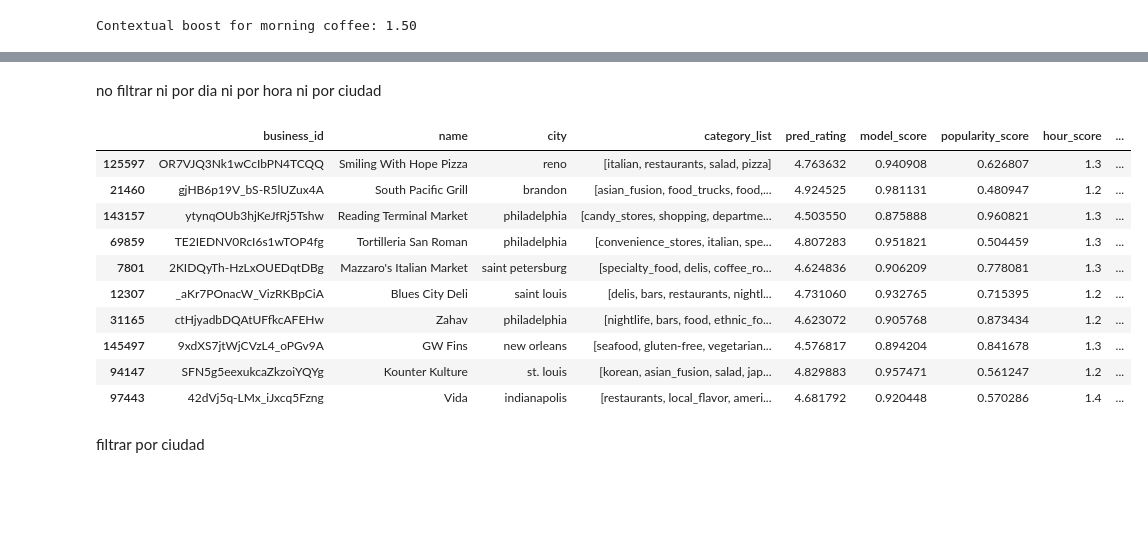
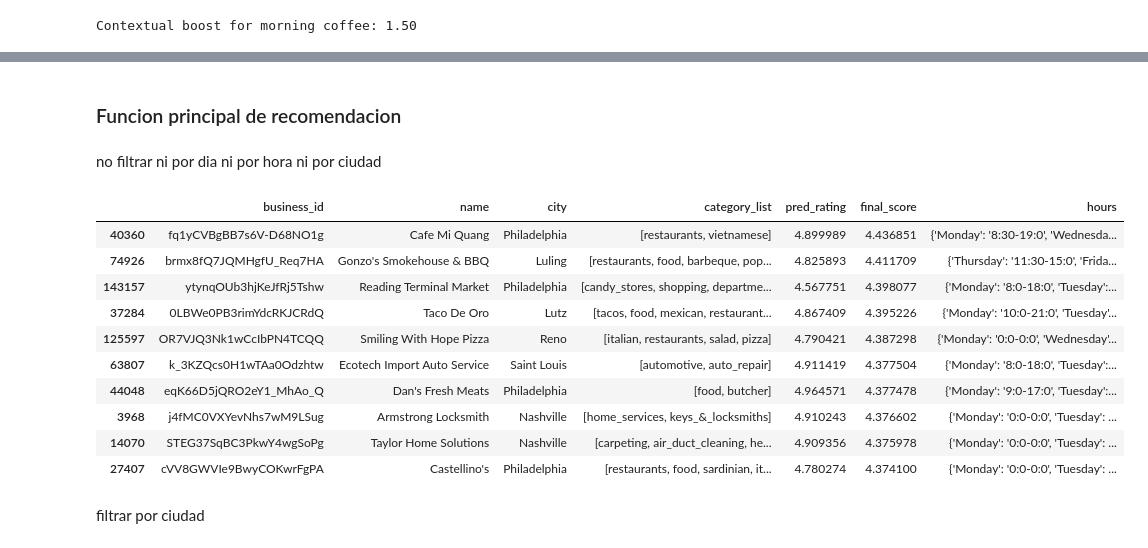
Before and after one commit to ErichGiusseppe/A-Recommender-System-for-Yelp-Reviews, a Jupyter notebook: notebooks/03_contexto.ipynb, the cells around one changed output, grey strips where cells are left out. Saved outputs shown, nothing was run; the diff lists cells and outputs as text; code cells hidden in the pictures; blank space fills up the shorter version.

Commit message:
context update

```diff
--- a/notebooks/03_contexto.ipynb
+++ b/notebooks/03_contexto.ipynb
@@ -146,21 +582,0 @@ model = joblib.load(MODEL_DIR / 'svdpp_model.joblib')
-# %%
-# Convertir categorías a lista limpia
-df_businesses["category_list"] = (
-    df_businesses["categories"]
-    .fillna("")
-    # Convertir la cadena de categorías en una lista, manejando casos nulos o vacíos
-    .apply(lambda x: x.split(",") if isinstance(x, str) else [])
-    # Normalizar categorías: eliminar espacios, convertir a minúsculas y reemplazar espacios por guiones bajos
-    .apply(lambda categories: [category.strip().lower().replace(' ', '_') for category in categories])
-)
-
-# asignar sin_categoría a negocios sin categorías
-df_businesses["category_list"] = df_businesses["category_list"].apply(lambda cats: cats if cats != [''] else ['sin_categoría'])
-
-# eliminar negocios sin categorías
-filter_sin_categoria = df_businesses["category_list"].apply(lambda cats: cats == ['sin_categoría'])
-print(f"Negocios sin categoría: {filter_sin_categoria.sum()} ({filter_sin_categoria.mean() * 100:.2f}%)")
-df_businesses = df_businesses[~filter_sin_categoria].copy()
-
-unique_categories = set(df_businesses["category_list"].explode().unique())
-print(f"Unique categories: {len(unique_categories)}")
@@ -170,2 +582,0 @@ Unique categories: 1311
-# %%
-df_businesses["city"] = df_businesses["city"].fillna("unknown").str.strip().str.lower()
@@ -174,7 +582,0 @@ df_businesses["city"] = df_businesses["city"].fillna("unknown").str.strip().str.
-# %%
-# Usar log1p para manejar la distribución sesgada de review_count y luego escalar a [0, 1]
-df_businesses['pop_score'] = MinMaxScaler().fit_transform(
-    np.log1p(df_businesses[['review_count']])
-)
-
-df_businesses[['business_id', 'review_count', 'pop_score']].head()
@@ -887,0 +857,2 @@ def recommend_contextual_businesses(
+# %% [markdown]
+### Funcion principal de recomendacion
@@ -888,29 +1046,33 @@ def recommend_contextual_businesses(
+# %%
+model_svd = joblib.load(MODEL_DIR / 'model_SVDpp_100.joblib')
+model_contextual =  joblib.load(MODEL_DIR / 'model_contextual.joblib')
 # %% [markdown]
 no filtrar ni por dia ni por hora ni por ciudad
 # %%
 recommendations = recommend_contextual_businesses(
     user_id="Ha3iJu77CxlrFm-vQRs_8g",
-    model=model,
-    businesses_df=df_businesses,
-    reviews_df=df_reviews,
+    model_svd=model_svd,
+    model_contextual=model_contextual,
+    df_businesses=df_businesses,
+    df_reviews=df_reviews,
     filter_by_open_day=False,
     filter_by_open_hour=False,
     filter_by_city=False,
     filter_by_categories=False,
 )
 recommendations
 # %% [output]
-|  | business_id | name | city | category_list | pred_rating | model_score | popularity_score | hour_score | ... |
-| 125597 | OR7VJQ3Nk1wCcIbPN4TCQQ | Smiling With Hope Pizza | reno | [italian, restaurants, salad, pizza] | 4.763632 | 0.940908 | 0.626807 | 1.3 | ... |
-| 21460 | gjHB6p19V_bS-R5lUZux4A | South Pacific Grill | brandon | [asian_fusion, food_trucks, food,... | 4.924525 | 0.981131 | 0.480947 | 1.2 | ... |
-| 143157 | ytynqOUb3hjKeJfRj5Tshw | Reading Terminal Market | philadelphia | [candy_stores, shopping, departme... | 4.503550 | 0.875888 | 0.960821 | 1.3 | ... |
-| 69859 | TE2IEDNV0RcI6s1wTOP4fg | Tortilleria San Roman | philadelphia | [convenience_stores, italian, spe... | 4.807283 | 0.951821 | 0.504459 | 1.3 | ... |
-| 7801 | 2KIDQyTh-HzLxOUEDqtDBg | Mazzaro's Italian Market | saint petersburg | [specialty_food, delis, coffee_ro... | 4.624836 | 0.906209 | 0.778081 | 1.3 | ... |
-| 12307 | _aKr7POnacW_VizRKBpCiA | Blues City Deli | saint louis | [delis, bars, restaurants, nightl... | 4.731060 | 0.932765 | 0.715395 | 1.2 | ... |
-| 31165 | ctHjyadbDQAtUFfkcAFEHw | Zahav | philadelphia | [nightlife, bars, food, ethnic_fo... | 4.623072 | 0.905768 | 0.873434 | 1.2 | ... |
-| 145497 | 9xdXS7jtWjCVzL4_oPGv9A | GW Fins | new orleans | [seafood, gluten-free, vegetarian... | 4.576817 | 0.894204 | 0.841678 | 1.3 | ... |
-| 94147 | SFN5g5eexukcaZkzoiYQYg | Kounter Kulture | st. louis | [korean, asian_fusion, salad, jap... | 4.829883 | 0.957471 | 0.561247 | 1.2 | ... |
-| 97443 | 42dVj5q-LMx_iJxcq5Fzng | Vida | indianapolis | [restaurants, local_flavor, ameri... | 4.681792 | 0.920448 | 0.570286 | 1.4 | ... |
+|  | business_id | name | city | category_list | pred_rating | final_score | hours |
+| 40360 | fq1yCVBgBB7s6V-D68NO1g | Cafe Mi Quang | Philadelphia | [restaurants, vietnamese] | 4.899989 | 4.436851 | {'Monday': '8:30-19:0', 'Wednesda... |
+| 74926 | brmx8fQ7JQMHgfU_Req7HA | Gonzo's Smokehouse & BBQ | Luling | [restaurants, food, barbeque, pop... | 4.825893 | 4.411709 | {'Thursday': '11:30-15:0', 'Frida... |
+| 143157 | ytynqOUb3hjKeJfRj5Tshw | Reading Terminal Market | Philadelphia | [candy_stores, shopping, departme... | 4.567751 | 4.398077 | {'Monday': '8:0-18:0', 'Tuesday':... |
+| 37284 | 0LBWe0PB3rimYdcRKJCRdQ | Taco De Oro | Lutz | [tacos, food, mexican, restaurant... | 4.867409 | 4.395226 | {'Monday': '10:0-21:0', 'Tuesday'... |
+| 125597 | OR7VJQ3Nk1wCcIbPN4TCQQ | Smiling With Hope Pizza | Reno | [italian, restaurants, salad, pizza] | 4.790421 | 4.387298 | {'Monday': '0:0-0:0', 'Wednesday'... |
+| 63807 | k_3KZQcs0H1wTAa0Odzhtw | Ecotech Import Auto Service | Saint Louis | [automotive, auto_repair] | 4.911419 | 4.377504 | {'Monday': '8:0-18:0', 'Tuesday':... |
+| 44048 | eqK66D5jQRO2eY1_MhAo_Q | Dan's Fresh Meats | Philadelphia | [food, butcher] | 4.964571 | 4.377478 | {'Monday': '9:0-17:0', 'Tuesday':... |
+| 3968 | j4fMC0VXYevNhs7wM9LSug | Armstrong Locksmith | Nashville | [home_services, keys_&_locksmiths] | 4.910243 | 4.376602 | {'Monday': '0:0-0:0', 'Tuesday': ... |
+| 14070 | STEG37SqBC3PkwY4wgSoPg | Taylor Home Solutions | Nashville | [carpeting, air_duct_cleaning, he... | 4.909356 | 4.375978 | {'Monday': '0:0-0:0', 'Tuesday': ... |
+| 27407 | cVV8GWVIe9BwyCOKwrFgPA | Castellino's | Philadelphia | [restaurants, food, sardinian, it... | 4.780274 | 4.374100 | {'Monday': '0:0-0:0', 'Tuesday': ... |
 # %% [markdown]
 filtrar por ciudad
 # %%
```
Also changed, not shown: parts of 47 cells of this notebook, 6 other files.
